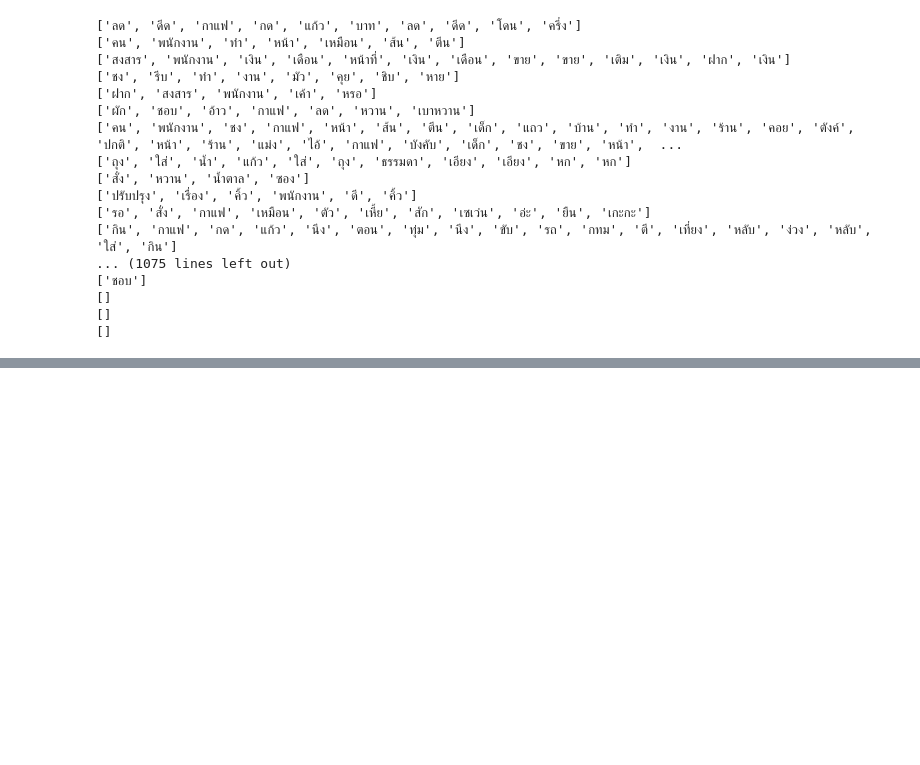
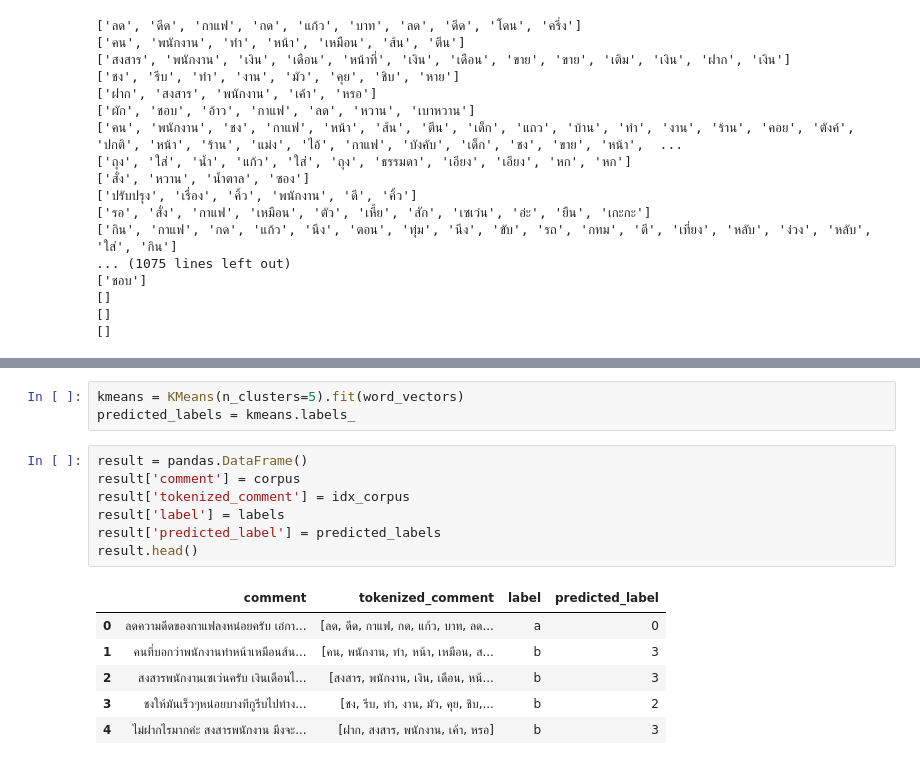
Before and after one commit to kanoonsantikul/online-opinion-topic-clustering, a Jupyter notebook: src/K-Mean.ipynb, the cells around one changed output, grey strips where cells are left out. Saved outputs shown, nothing was run; the diff lists cells and outputs as text; blank space fills up the shorter version.

```diff
--- a/src/K-Mean.ipynb
+++ b/src/K-Mean.ipynb
@@ -228,0 +271,17 @@ for index, value in result[result['predicted_label'] == 2]['tokenized_comment'].
+# %%
+kmeans = KMeans(n_clusters=5).fit(word_vectors)
+predicted_labels = kmeans.labels_
+# %%
+result = pandas.DataFrame()
+result['comment'] = corpus
+result['tokenized_comment'] = idx_corpus
+result['label'] = labels
+result['predicted_label'] = predicted_labels
+result.head()
+# %% [output]
+|  | comment | tokenized_comment | label | predicted_label |
+| 0 | ลดความดีดของกาแฟลงหน่อยครับ เอ่กา... | [ลด, ดีด, กาแฟ, กด, แก้ว, บาท, ลด... | a | 0 |
+| 1 | คนที่บอกว่าพนักงานทำหน้าเหมือนส้น... | [คน, พนักงาน, ทำ, หน้า, เหมือน, ส... | b | 3 |
+| 2 | สงสารพนักงานเซเว่นครับ เงินเดือนไ... | [สงสาร, พนักงาน, เงิน, เดือน, หน้... | b | 3 |
+| 3 | ชงให้มันเร็วๆหน่อยบางทีกูรีบไปทำง... | [ชง, รีบ, ทำ, งาน, มัว, คุย, ชิบ,... | b | 2 |
+| 4 | ไม่ฝากไรมากค่ะ สงสารพนักงาน มึงจะ... | [ฝาก, สงสาร, พนักงาน, เค้า, หรอ] | b | 3 |
```
Also changed, not shown: parts of 13 cells of this notebook.
